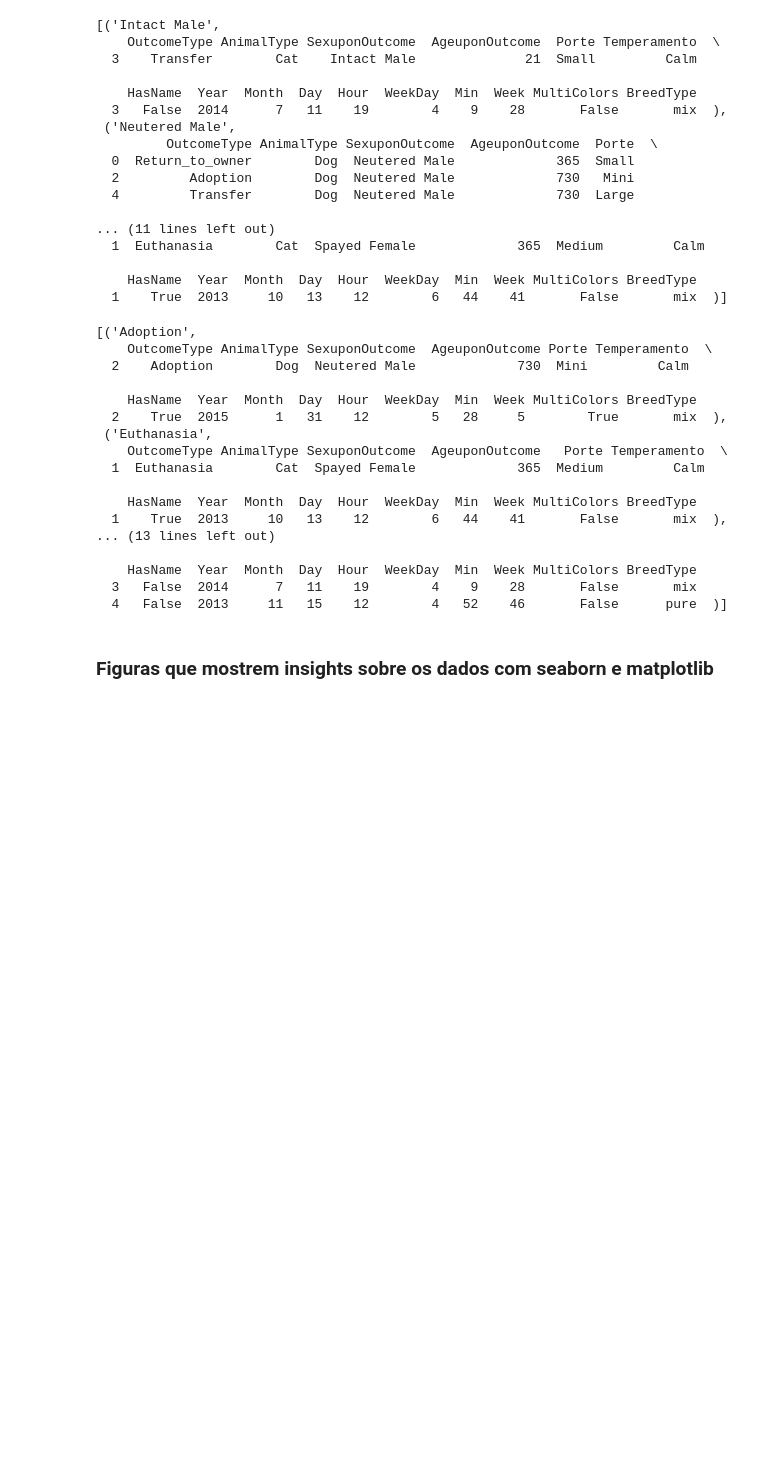
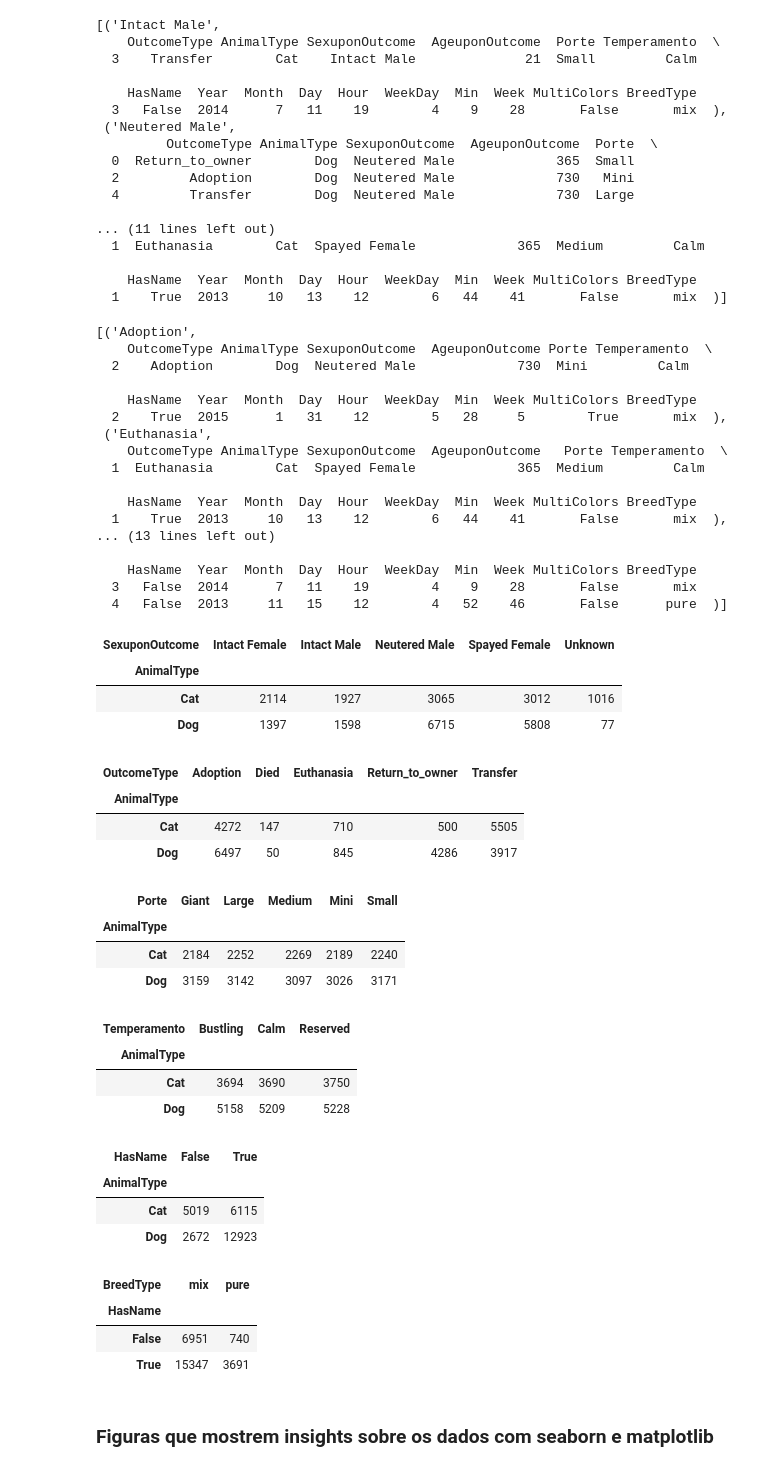
Before and after one commit to opablodantas/shelter-outcomes, a Jupyter notebook: SHELTER_ANIMAL_OUTCOMES.ipynb, the cells around one changed output. Saved outputs shown, nothing was run; the diff lists cells and outputs as text; code cells hidden in the pictures; blank space fills up the shorter version.

```diff
--- a/SHELTER_ANIMAL_OUTCOMES.ipynb
+++ b/SHELTER_ANIMAL_OUTCOMES.ipynb
@@ -333,6 +350,48 @@ group_per_outcome
     HasName  Year  Month  Day  Hour  WeekDay  Min  Week MultiColors BreedType
   3   False  2014      7   11    19        4    9    28       False       mix
   4   False  2013     11   15    12        4   52    46       False      pure  )]
+# %%
+pd.crosstab(df_train['AnimalType'], df_train['SexuponOutcome'])
+# %% [output]
+| SexuponOutcome | Intact Female | Intact Male | Neutered Male | Spayed Female | Unknown |
+| AnimalType |  |  |  |  |  |
+| Cat | 2114 | 1927 | 3065 | 3012 | 1016 |
+| Dog | 1397 | 1598 | 6715 | 5808 | 77 |
+# %%
+pd.crosstab(df_train['AnimalType'], df_train['OutcomeType'])
+# %% [output]
+| OutcomeType | Adoption | Died | Euthanasia | Return_to_owner | Transfer |
+| AnimalType |  |  |  |  |  |
+| Cat | 4272 | 147 | 710 | 500 | 5505 |
+| Dog | 6497 | 50 | 845 | 4286 | 3917 |
+# %%
+pd.crosstab(df_train['AnimalType'], df_train['Porte'])
+# %% [output]
+| Porte | Giant | Large | Medium | Mini | Small |
+| AnimalType |  |  |  |  |  |
+| Cat | 2184 | 2252 | 2269 | 2189 | 2240 |
+| Dog | 3159 | 3142 | 3097 | 3026 | 3171 |
+# %%
+pd.crosstab(df_train['AnimalType'], df_train['Temperamento'])
+# %% [output]
+| Temperamento | Bustling | Calm | Reserved |
+| AnimalType |  |  |  |
+| Cat | 3694 | 3690 | 3750 |
+| Dog | 5158 | 5209 | 5228 |
+# %%
+pd.crosstab(df_train['AnimalType'], df_train['HasName'])
+# %% [output]
+| HasName | False | True |
+| AnimalType |  |  |
+| Cat | 5019 | 6115 |
+| Dog | 2672 | 12923 |
+# %%
+pd.crosstab(df_train['HasName'], df_train['BreedType'])
+# %% [output]
+| BreedType | mix | pure |
+| HasName |  |  |
+| False | 6951 | 740 |
+| True | 15347 | 3691 |
 # %% [markdown]
 ### Figuras que mostrem insights sobre os dados com seaborn e matplotlib
 # %%
```
Also changed, not shown: parts of 28 cells of this notebook.
